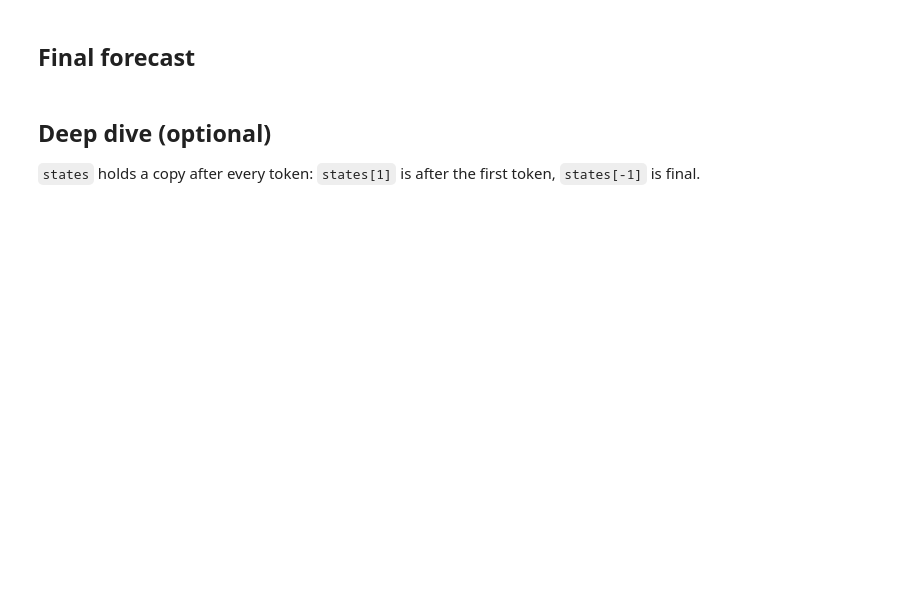
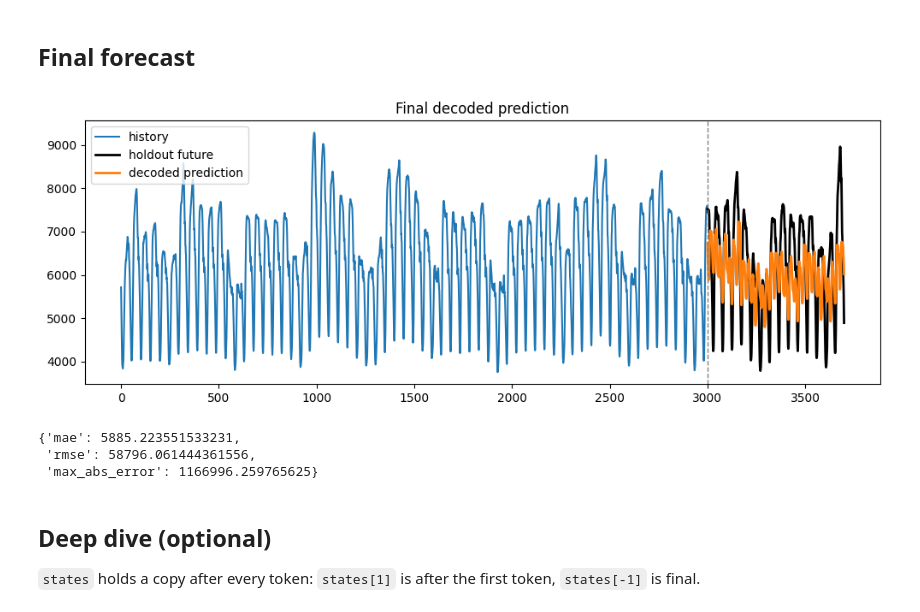
Before and after one commit to chahineNejm/graph_Time_series, a Jupyter notebook: examples/troubleshoot_token_sequences.ipynb, the cells around one changed output. Cells and saved outputs as stored; diff of their text form; code cells hidden in the pictures; blank space fills up the shorter version.

```diff
--- a/examples/troubleshoot_token_sequences.ipynb
+++ b/examples/troubleshoot_token_sequences.ipynb
@@ -308,5 +348,6 @@ Edit `SEQUENCE`. Available tokens (full reference at the bottom):
 # %%
-SEQUENCE = ["ZNormalization", "PeriodDetect", "SeasonalFeatures", "step_regression"]
+SEQUENCE = ["FlairPreprocess","PeriodSelection","PeriodFold","ShapeLevel",
+            "gb_level_forecast"]
 
 SAMPLE_IDX      = 0
 SEASONAL_PERIOD = 48
@@ -330,8 +424,13 @@ state, states = inspect_pipeline(
 # %% [markdown]
 ## Final forecast
 # %%
-plot_prediction_state(state, sample_idx=SAMPLE_IDX, title="Final decoded prediction")
+plot_prediction_state(state, sample_idx= 0, title="Final decoded prediction")
 score_prediction(state)
+# %% [output]
+[figure, added]
+{'mae': 5885.223551533231,
+ 'rmse': 58796.061444361556,
+ 'max_abs_error': 1166996.259765625}
 # %% [markdown]
 ## Deep dive (optional)
 
```
Also changed, not shown: parts of 8 cells of this notebook, 7 other files.
